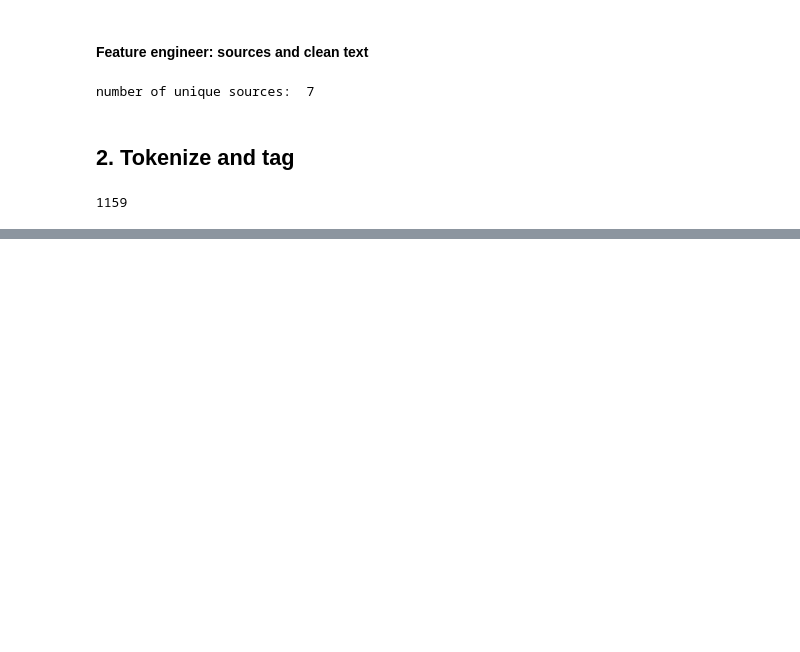
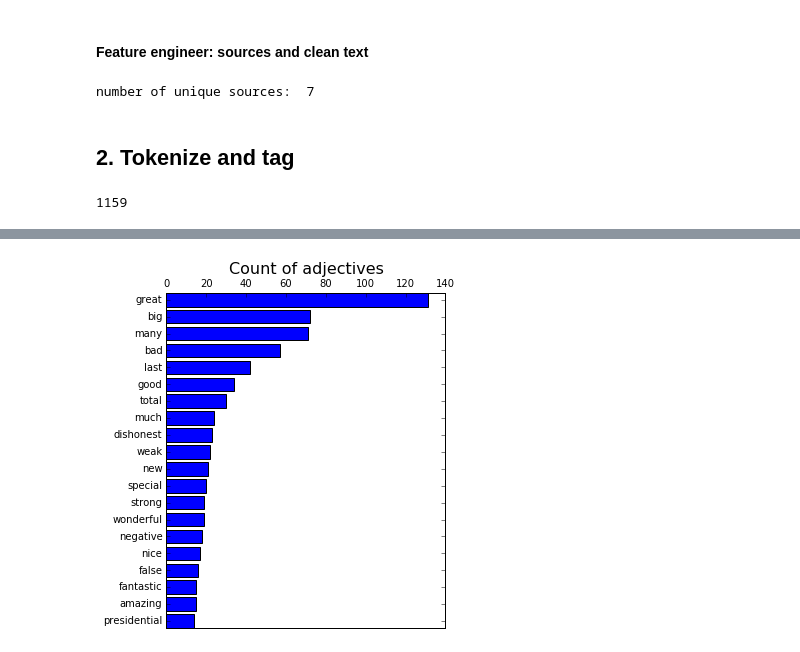
Before and after one commit to AnnaVM/Twitter_API, a Jupyter notebook: notebook/Trump_vocabulary.ipynb, the cells around one changed output, grey strips where cells are left out. Drawn from its saved outputs; the diff is of its cells as text; code cells hidden in the pictures; blank space fills up the shorter version.

```diff
--- a/notebook/Trump_vocabulary.ipynb
+++ b/notebook/Trump_vocabulary.ipynb
@@ -91,0 +264,12 @@ for tweet in df_real_trump.clean_text:
+# %%
+#read the file into a dictionary
+reader = csv.DictReader(open('../data/processed_tokens.csv','r'), fieldnames=df.columns)
+d = defaultdict(str)
+for row in reader:
+    for field in df.columns:
+        d[field]+=row[field]
+# %%
+#clean up the dictionary to have a list of words as strings
+word_dict = {}
+for key in d:
+    word_dict[key] = [item for item in re.findall('\w*',d[key]) if len(item) > 1]
@@ -91,0 +285,17 @@ for tweet in df_real_trump.clean_text:
+# %%
+adj_list = []
+adv_list = []
+verb_list = []
+for tag in ['JJ', 'JJR', 'JJS']:
+    adj_list.extend(word_dict[tag])
+for tag in ['RBR', 'RB']:
+    adv_list.extend(word_dict[tag])
+
+adj_adv_list = adj_list + adv_list
+
+for tag in ['VB', 'VBZ', 'VBG', u'VBD', u'VBN', u'VBP']:
+    verb_list.extend(word_dict[tag])
+# %%
+count_adj = Counter(adj_list)
+count_adv = Counter(adv_list)
+count_verb = Counter(verb_list)
@@ -91,0 +348,7 @@ for tweet in df_real_trump.clean_text:
+# %%
+wordtype = 'adjectives'
+counter = count_adj
+top_n_words = 20
+bar_from_counter(wordtype, counter, top_n_words, figsize=(5,6))
+# %% [output]
+[figure, added]
```
Also changed, not shown: parts of 44 cells of this notebook, 9 other files.
